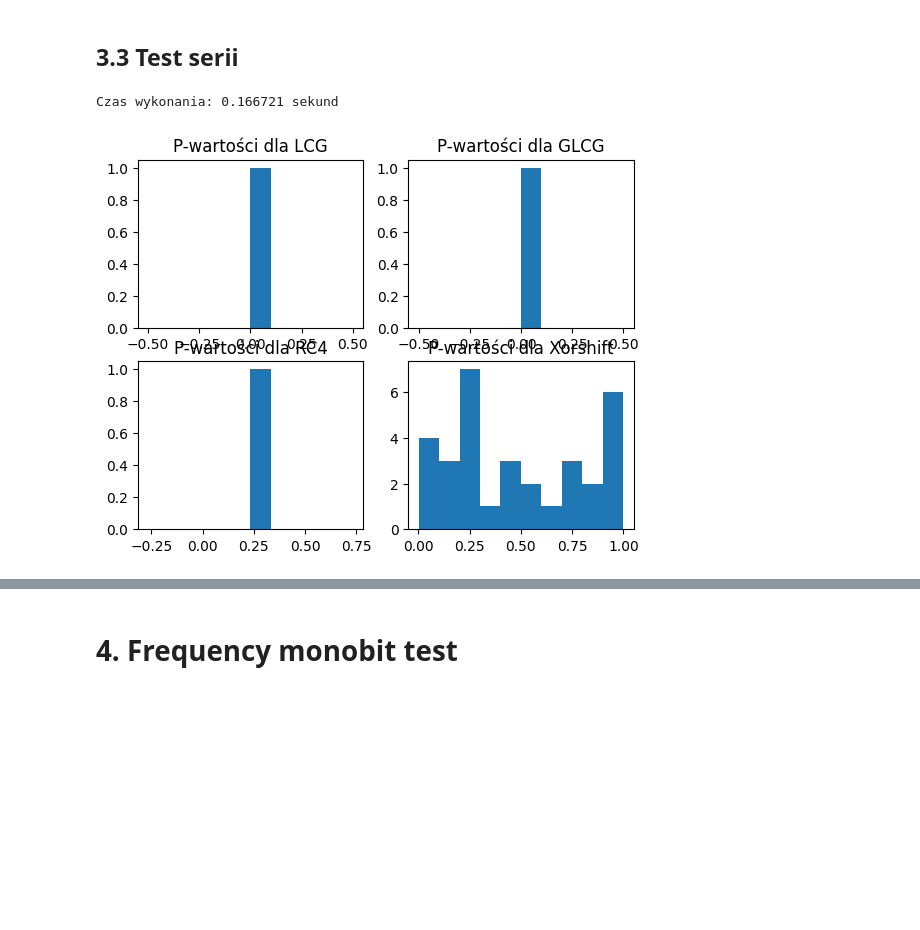
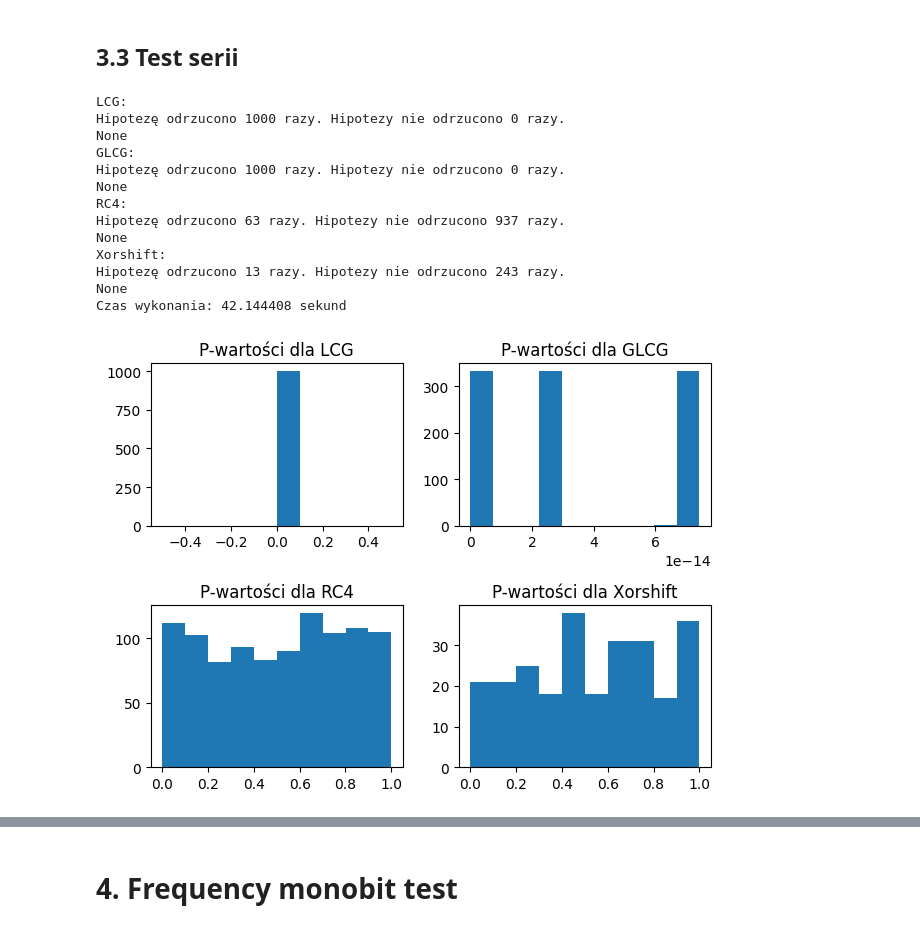
Before and after one commit to MartaGacek1/MonteCarloProject1, a Jupyter notebook: MonteCarloProjekt1.ipynb, the cells around one changed output, grey strips where cells are left out. Drawn from its saved outputs; the diff is of its cells as text; code cells hidden in the pictures; blank space fills up the shorter version.

```diff
--- a/MonteCarloProjekt1.ipynb
+++ b/MonteCarloProjekt1.ipynb
@@ -897,44 +1044,58 @@ def second_level_testing_runs_test(data, sequence_length):
         except ValueError:
             p_values.append(None)
     return p_values
 
 
 length1 = 2**15
 length2 = 2**10
-p_values3_lcg = second_level_testing_runs_test(test_lcg, length1)
-p_values3_glcg = second_level_testing_runs_test(test_glcg, length1)
-p_values3_rc4 = second_level_testing_runs_test(test_rc4, length1)
-p_values3_xorshift = second_level_testing_runs_test(test_xorshift, length2)
+p_values3_lcg = second_level_testing_runs_test(sec_test_lcg, length1)
+p_values3_glcg = second_level_testing_runs_test(sec_test_glcg, length1)
+p_values3_rc4 = second_level_testing_runs_test(sec_test_rc4, length1)
+p_values3_xorshift = second_level_testing_runs_test(sec_test_xorshift, length2)
 
-# print(f"P-wartości dla wszystkich podciągów - LCG:")
-# print(p_values3_lcg)
-# print(f"P-wartości dla wszystkich podciągów - GLCG:")
-# print(p_values3_glcg)
-# print(f"P-wartości dla wszystkich podciągów - RC4:")
-# print(p_values3_rc4)
-# print(f"P-wartości dla wszystkich podciągów - Xorshift:")
-# print(p_values3_xorshift)
+print("LCG:")
+print(sec_level_test_p_val(p_values3_lcg))
+print("GLCG:")
+print(sec_level_test_p_val(p_values3_glcg))
+print("RC4:")
+print(sec_level_test_p_val(p_values3_rc4))
+print("Xorshift:")
+print(sec_level_test_p_val(p_values3_xorshift))
 
 plt.subplot(2, 2, 1)
 plt.hist(p_values3_lcg)
 plt.title("P-wartości dla LCG")
 
 plt.subplot(2, 2, 2)
 plt.hist(p_values3_glcg)
 plt.title("P-wartości dla GLCG")
 
 plt.subplot(2, 2, 3)
 plt.hist(p_values3_rc4)
 plt.title("P-wartości dla RC4")
 
 plt.subplot(2, 2, 4)
 plt.hist(p_values3_xorshift)
 plt.title("P-wartości dla Xorshift")
 
+plt.tight_layout()
+
 end_time = time.time()
 
 execution_time = end_time - start_time
 print(f"Czas wykonania: {execution_time:.6f} sekund")
 # %% [output]
-Czas wykonania: 0.166721 sekund
+LCG:
+Hipotezę odrzucono 1000 razy. Hipotezy nie odrzucono 0 razy.
+None
+GLCG:
+Hipotezę odrzucono 1000 razy. Hipotezy nie odrzucono 0 razy.
+None
+RC4:
+Hipotezę odrzucono 63 razy. Hipotezy nie odrzucono 937 razy.
+None
+Xorshift:
+Hipotezę odrzucono 13 razy. Hipotezy nie odrzucono 243 razy.
+None
+Czas wykonania: 42.144408 sekund
-[figure, old version]
+[figure, new version]
```
Also changed, not shown: parts of 34 cells of this notebook.
